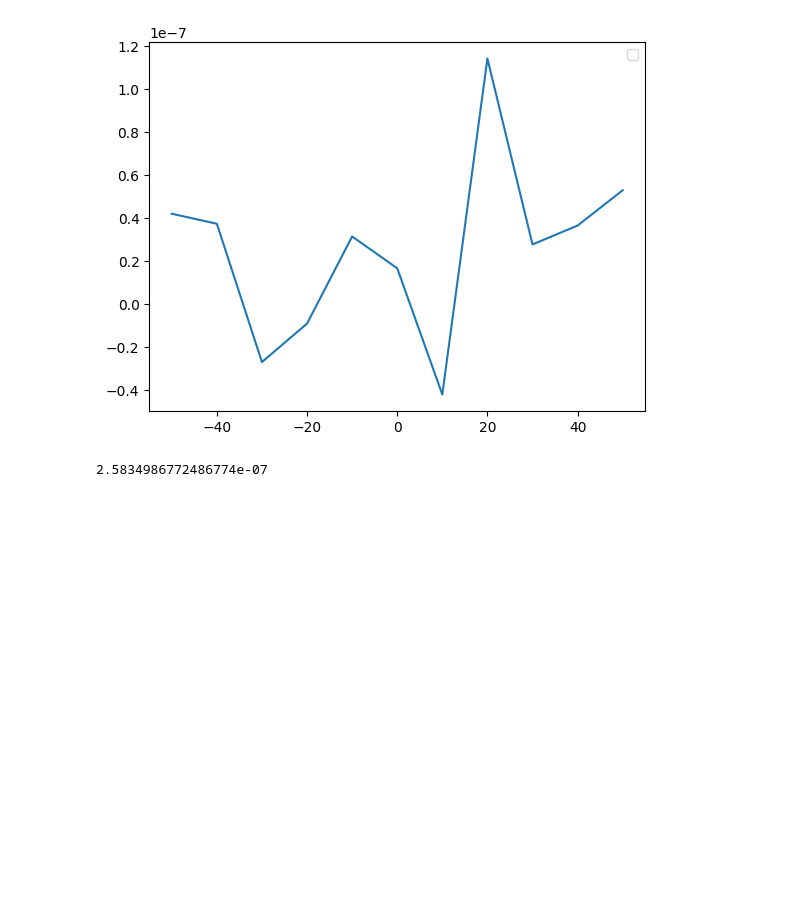
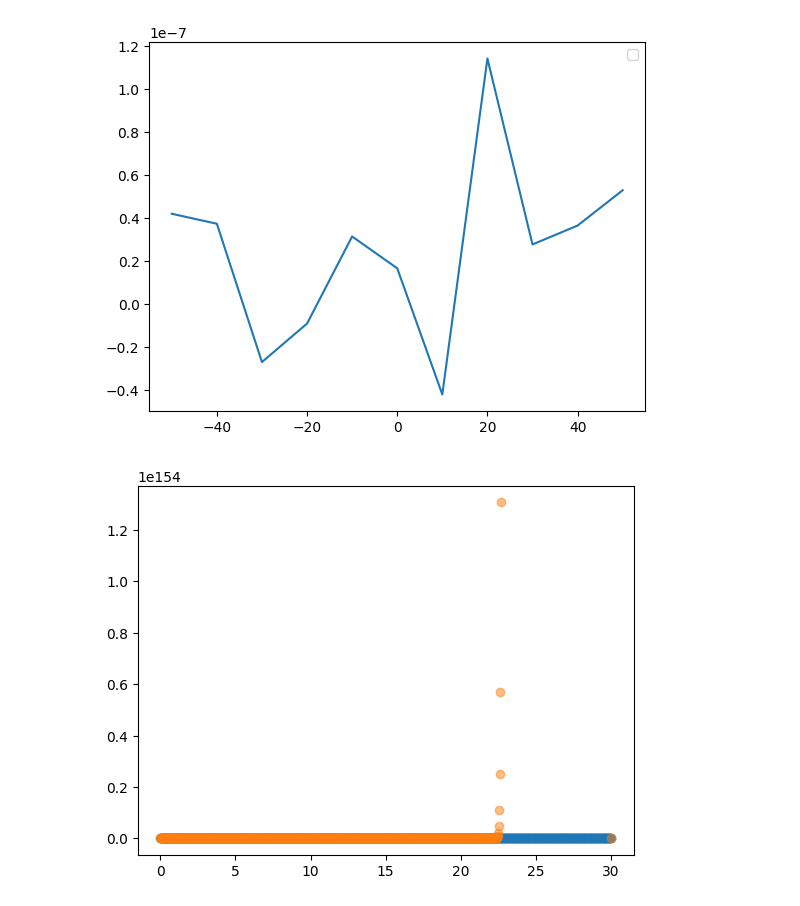
Before and after one commit to emilssp/Computational_Physics_v24, a Jupyter notebook: Quantum_Mechanics/python/plot.ipynb, the cells around one changed output. Saved outputs shown, nothing was run; the diff lists cells and outputs as text; code cells hidden in the pictures; blank space fills up the shorter version.

Commit message:
not working last part

```diff
--- a/Quantum_Mechanics/python/plot.ipynb
+++ b/Quantum_Mechanics/python/plot.ipynb
@@ -566,7 +566,25 @@ plt.legend()
 No artists with labels found to put in legend.  Note that artists whose label start with an underscore are ignored when legend() is called with no argument.
 <matplotlib.legend.Legend at 0x...>
 [figure]
-# %%
-print((0.25)**6/945)
-# %% [output]
-2.5834986772486774e-07
+# %%
+data = pd.read_csv('../data/raw/testfile.csv', header=None)
+
+# Convert the DataFrame to a numpy array
+data = data.values
+
+data1 = string_to_complex_v(data[0,:])
+real_parts1 = data1[:].real
+imag_parts1 = data1[:].imag
+absolute_values1 = np.sqrt(real_parts1**2 + imag_parts1**2)
+t = np.linspace(0,30,1000)
+plt.figure()
+plt.scatter(t,absolute_values1,alpha=0.5)
+
+data2 = string_to_complex_v(data[1,:])
+real_parts2 = data2[:].real
+imag_parts2 = data2[:].imag
+absolute_values2 = np.sqrt(real_parts2**2 + imag_parts2**2)
+plt.scatter(t,absolute_values2,alpha=0.5)
+plt.show()
+# %% [output]
+[figure, added]
```
Also changed, not shown: 21 other files.
